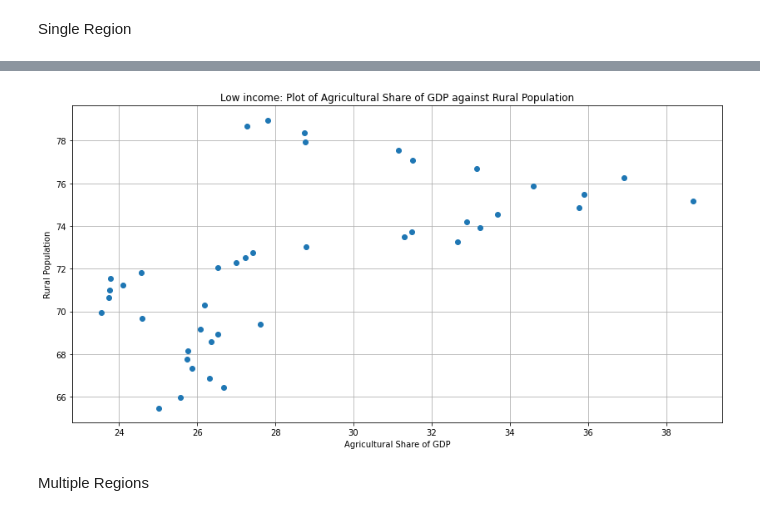
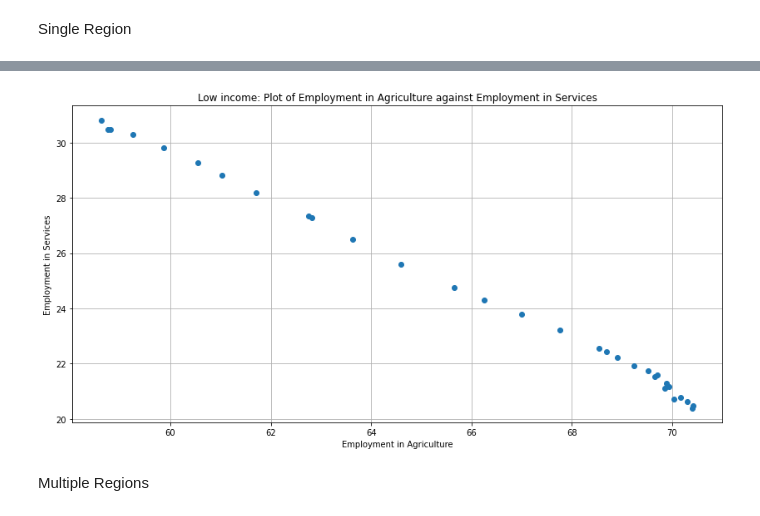
Before and after one commit to blankhall98/Agriculture-and-Development, a Jupyter notebook: scripts/Data Reading and Analysis.ipynb, the cells around one changed output, grey strips where cells are left out. Saved outputs shown, nothing was run; the diff lists cells and outputs as text; code cells hidden in the pictures.

```diff
--- a/scripts/Data Reading and Analysis.ipynb
+++ b/scripts/Data Reading and Analysis.ipynb
@@ -150,7 +196,7 @@ plot_region_base(country,'Rural Population')
-# %%
-compare_region_bases(country,'Agricultural Share of GDP','Rural Population')
-# %% [output]
-[figure, removed]
+# %%
+compare_region_bases(country,'Employment in Agriculture','Employment in Services')
+# %% [output]
+[figure, added]
 # %% [markdown]
 Multiple Regions
 # %%
```
Also changed, not shown: parts of 11 cells of this notebook, 6 other files.
